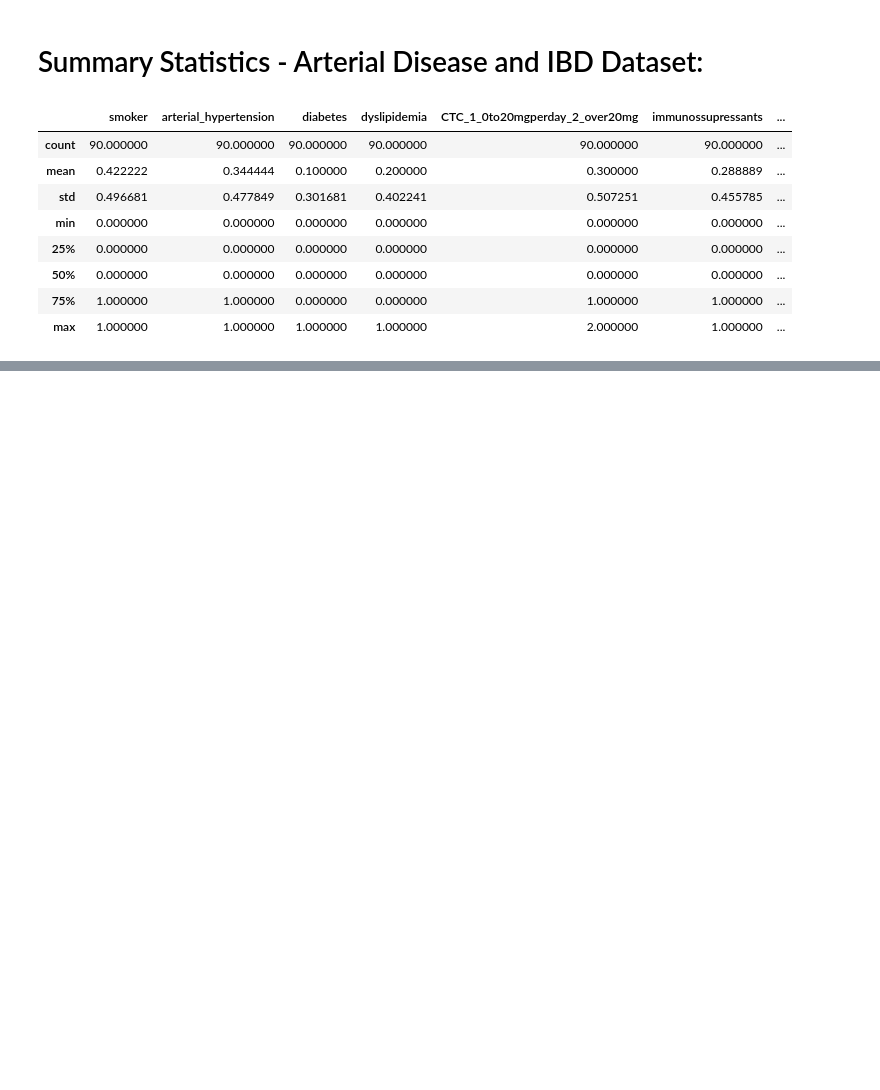
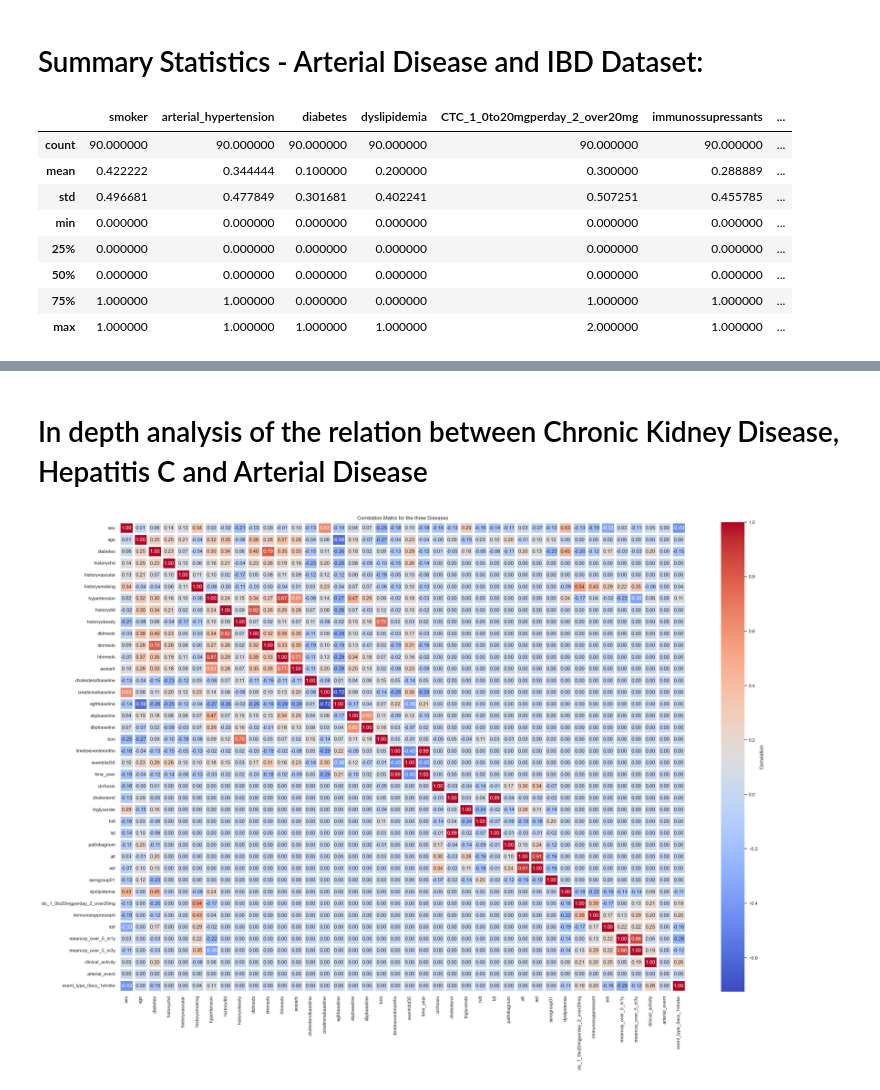
Before and after one commit to farazmazhar29/MADE-FAU, a Jupyter notebook: project/data-exploration.ipynb, the cells around one changed output, grey strips where cells are left out. Saved outputs shown, nothing was run; the diff lists cells and outputs as text; code cells hidden in the pictures; blank space fills up the shorter version.

Commit message:
formatting data exploration file (in-progress)

```diff
--- a/project/data-exploration.ipynb
+++ b/project/data-exploration.ipynb
@@ -154,0 +238,9 @@ display(arterial_disease_ibd_df.describe())
+# %%
+# Create a new column 'Diabetes' based on the condition
+hepatitis_c_df_cleaned['diabetes'] = (hepatitis_c_df_cleaned['glucose'] >= 126).astype(int)
+
+# Dropping the original 'glucose' column
+hepatitis_c_df_cleaned.drop('glucose', axis=1, inplace=True)
+
+# Display the updated DataFrame
+display(hepatitis_c_df_cleaned.head())
@@ -154,0 +263,26 @@ display(arterial_disease_ibd_df.describe())
+# %% [markdown]
+# In depth analysis of the relation between Chronic Kidney Disease, Hepatitis C and Arterial Disease
+# %%
+
+# Concatenate the three datasets vertically
+merged_df = pd.concat([ckd_df_cleaned, hepatitis_c_df_cleaned, arterial_disease_ibd_df_cleaned], ignore_index=True)
+
+# Replace non-numeric values with NaN
+merged_df = merged_df.apply(pd.to_numeric, errors='coerce')
+
+# Create a correlation matrix
+correlation_matrix = merged_df.corr().fillna(0)
+
+# Visualize the correlation matrix using a heatmap
+sns.set(style="whitegrid")
+plt.figure(figsize=(30, 20))
+
+sns.heatmap(correlation_matrix, annot=True, cmap='coolwarm', fmt='.2f', linewidths=5, cbar_kws={'label': 'Correlation'}, annot_kws={"size": 12})
+
+# Adding title
+plt.title('Correlation Matrix for the three Diseases')
+
+# Show the plot
+plt.show()
+# %% [output]
+[figure, added]
```
Also changed, not shown: parts of 16 cells of this notebook.
